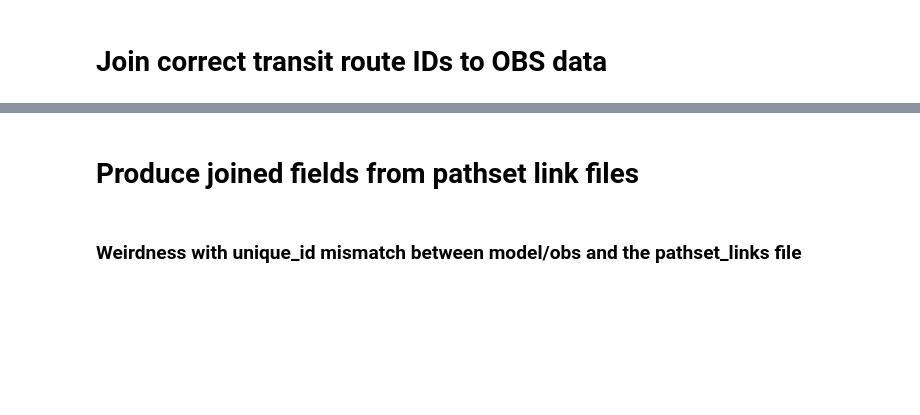
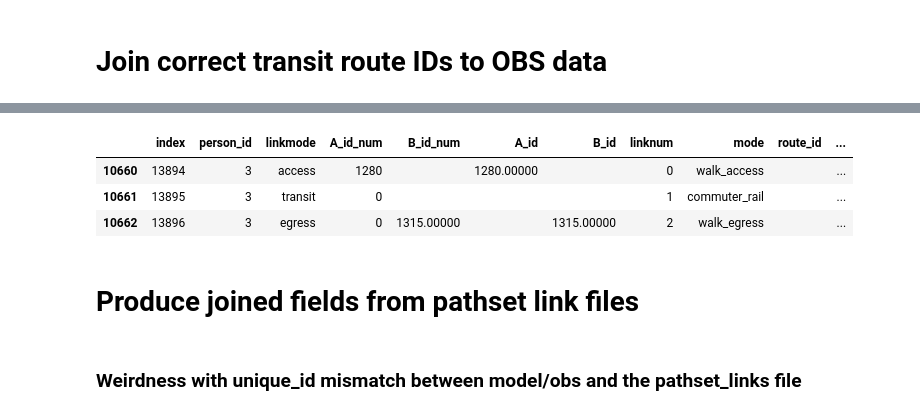
Before and after one commit to sfcta/fast-trips-validation, a Jupyter notebook: notebooks/prepare_fasttrips.ipynb, the cells around one changed output, grey strips where cells are left out. Saved outputs shown, nothing was run; the diff lists cells and outputs as text; code cells hidden in the pictures; blank space fills up the shorter version.

Commit message:
updating obs comparison data

```diff
--- a/notebooks/prepare_fasttrips.ipynb
+++ b/notebooks/prepare_fasttrips.ipynb
@@ -81,10 +106,9 @@ pathset_paths.reset_index(inplace=True)
 # %%
-obs['unique_id'] = obs['person_id'].astype('str') +"_"+obs['trip_list_id_num'].astype('str')
+# obs['unique_id'] = obs['person_id'].astype('str') +"_"+obs['trip_list_id_num'].astype('str')
 model['unique_id'] = model['person_id'].astype('str') +"_"+model['trip_list_id_num'].astype('str')
 pathset_links['unique_id'] = pathset_links['person_id'].astype('int').astype('str') +"_"+pathset_links['trip_list_id_num'].astype('str')
+pathset_paths['person_id'] = pathset_paths['person_id'].astype('int').astype('str')
 pathset_paths['unique_id'] = pathset_paths['person_id'].astype('str') +"_"+pathset_paths['trip_list_id_num'].astype('str')
-pathset_paths['person_id'] = pathset_paths['person_id'].astype('int').astype('str')
-pathset_paths['unique_id'] = pathset_paths['person_id'].astype('str') +"_"+ pathset_paths['trip_list_id_num'].astype('str')
 # %% [markdown]
 ** each unique ID should exist within the observed and the model results **
 # %%
@@ -139,0 +171,3 @@ pathset_paths = pathset_paths[pathset_paths['unique_id'].isin(list(set((obs['uni
+# %%
+obs_to_gtfs = pd.read_csv('../data/obs/obs_to_gtfs_v1.8.csv')
+agency_lookup = pd.read_csv('../data/obs/obs_agency_lookup.csv')
@@ -165,3 +255,10 @@ def produce_path_fields(df, group):
+# %%
+obs[obs['person_id'] == '3']
+# %% [output]
+|  | index | person_id | linkmode | A_id_num | B_id_num | A_id | B_id | linknum | mode | route_id | ... |
+| 10660 | 13894 | 3 | access | 1280 |  | 1280.00000 |  | 0 | walk_access |  | ... |
+| 10661 | 13895 | 3 | transit | 0 |  |  |  | 1 | commuter_rail |  | ... |
+| 10662 | 13896 | 3 | egress | 0 | 1315.00000 |  | 1315.00000 | 2 | walk_egress |  | ... |
 # %% [markdown]
 # Produce joined fields from pathset link files
 # %%
```
Also changed, not shown: parts of 68 cells of this notebook, 3 other files.
